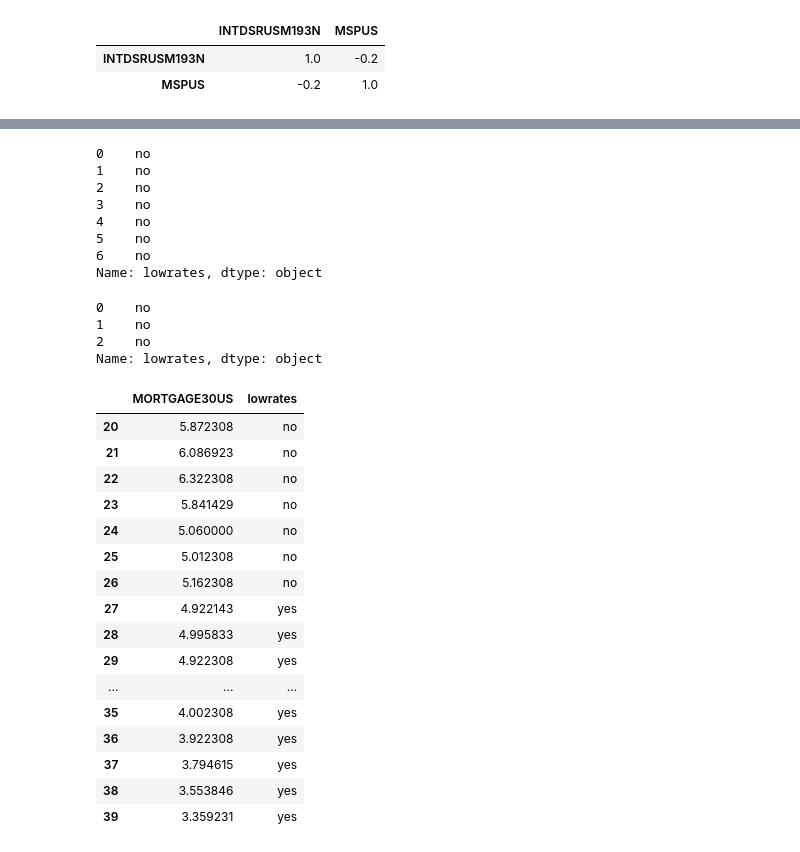
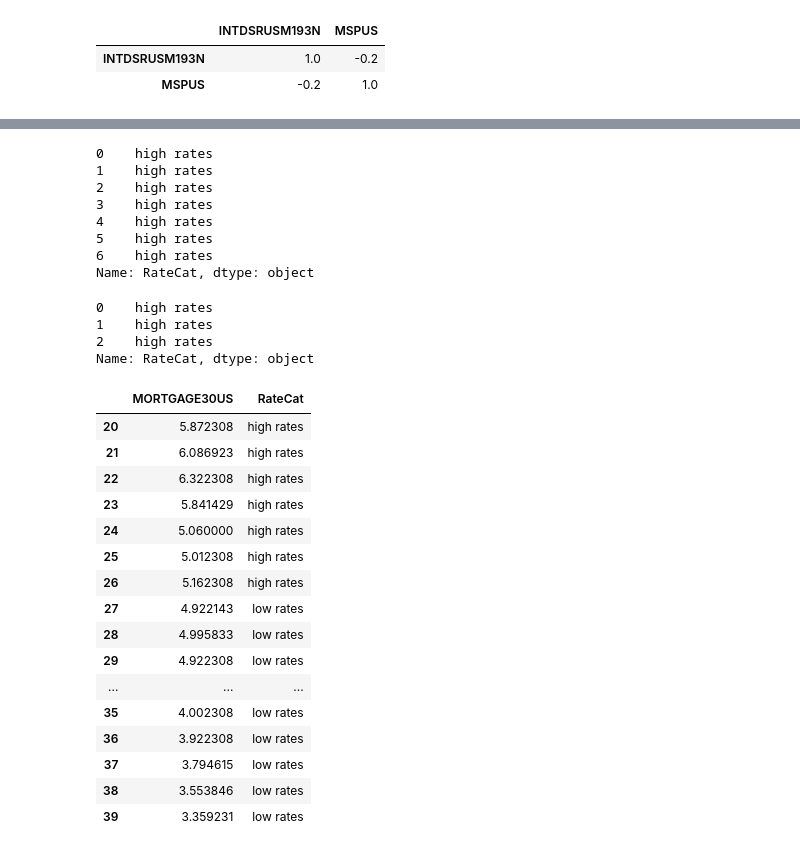
Before and after one commit to jmccahill5/datman, a Jupyter notebook: PS2.ipynb, the cells around one changed output, grey strips where cells are left out. Cells and saved outputs as stored; diff of their text form; code cells hidden in the pictures.

```diff
--- a/PS2.ipynb
+++ b/PS2.ipynb
@@ -216,46 +217,46 @@ GDP              float64
 dtype: object
 # %%
 #new vars
-dat['lowrates'] = '''no'''
-dat['lowrates'][0:7]
+dat['RateCat'] = '''high rates'''
+dat['RateCat'][0:7]
 # %% [output]
-0    no
-1    no
-2    no
-3    no
-4    no
-5    no
-6    no
-Name: lowrates, dtype: object
+0    high rates
+1    high rates
+2    high rates
+3    high rates
+4    high rates
+5    high rates
+6    high rates
+Name: RateCat, dtype: object
 # %%
 #dat['lowrates'].replace('''yes''','''no''',inplace=True)
 # %%
-dat['lowrates'][0:3]
+dat['RateCat'][0:3]
 # %% [output]
-0    no
-1    no
-2    no
-Name: lowrates, dtype: object
+0    high rates
+1    high rates
+2    high rates
+Name: RateCat, dtype: object
 # %%
-dat.loc[dat['MORTGAGE30US'] <5, 'lowrates']  = '''yes'''
+dat.loc[dat['MORTGAGE30US'] <5, 'RateCat']  = '''low rates'''
 # %%
-dat[['MORTGAGE30US','lowrates']][20:40]
+dat[['MORTGAGE30US','RateCat']][20:40]
 # %% [output]
-|  | MORTGAGE30US | lowrates |
-| 20 | 5.872308 | no |
-| 21 | 6.086923 | no |
-| 22 | 6.322308 | no |
-| 23 | 5.841429 | no |
-| 24 | 5.060000 | no |
-| 25 | 5.012308 | no |
-| 26 | 5.162308 | no |
-| 27 | 4.922143 | yes |
-| 28 | 4.995833 | yes |
-| 29 | 4.922308 | yes |
+|  | MORTGAGE30US | RateCat |
+| 20 | 5.872308 | high rates |
+| 21 | 6.086923 | high rates |
+| 22 | 6.322308 | high rates |
+| 23 | 5.841429 | high rates |
+| 24 | 5.060000 | high rates |
+| 25 | 5.012308 | high rates |
+| 26 | 5.162308 | high rates |
+| 27 | 4.922143 | low rates |
+| 28 | 4.995833 | low rates |
+| 29 | 4.922308 | low rates |
 | ... | ... | ... |
-| 35 | 4.002308 | yes |
-| 36 | 3.922308 | yes |
-| 37 | 3.794615 | yes |
-| 38 | 3.553846 | yes |
-| 39 | 3.359231 | yes |
+| 35 | 4.002308 | low rates |
+| 36 | 3.922308 | low rates |
+| 37 | 3.794615 | low rates |
+| 38 | 3.553846 | low rates |
+| 39 | 3.359231 | low rates |
 # %%
```
Also changed, not shown: parts of 5 cells of this notebook.
